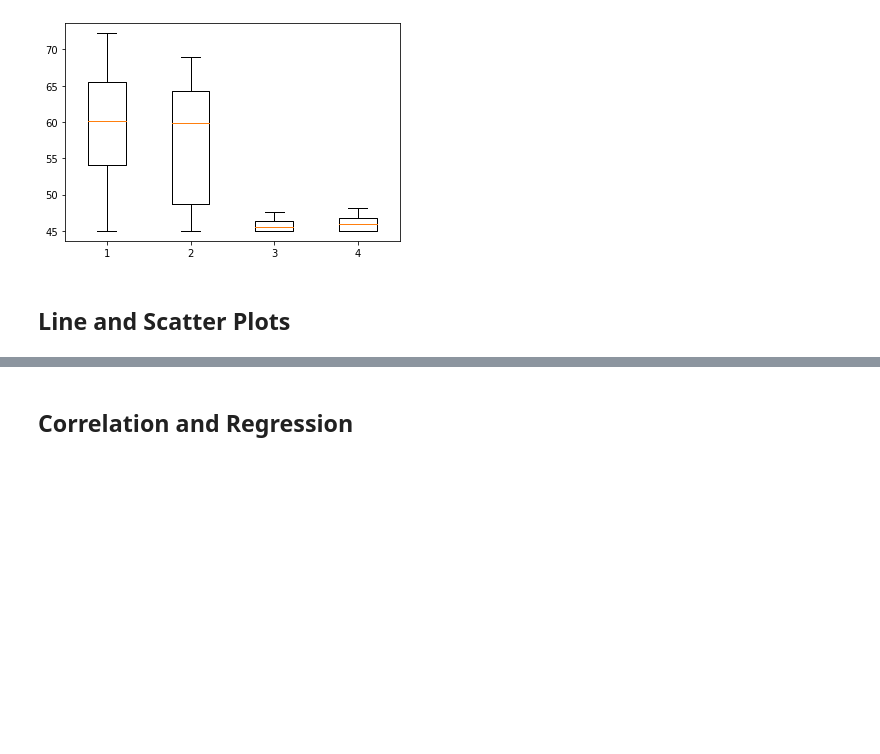
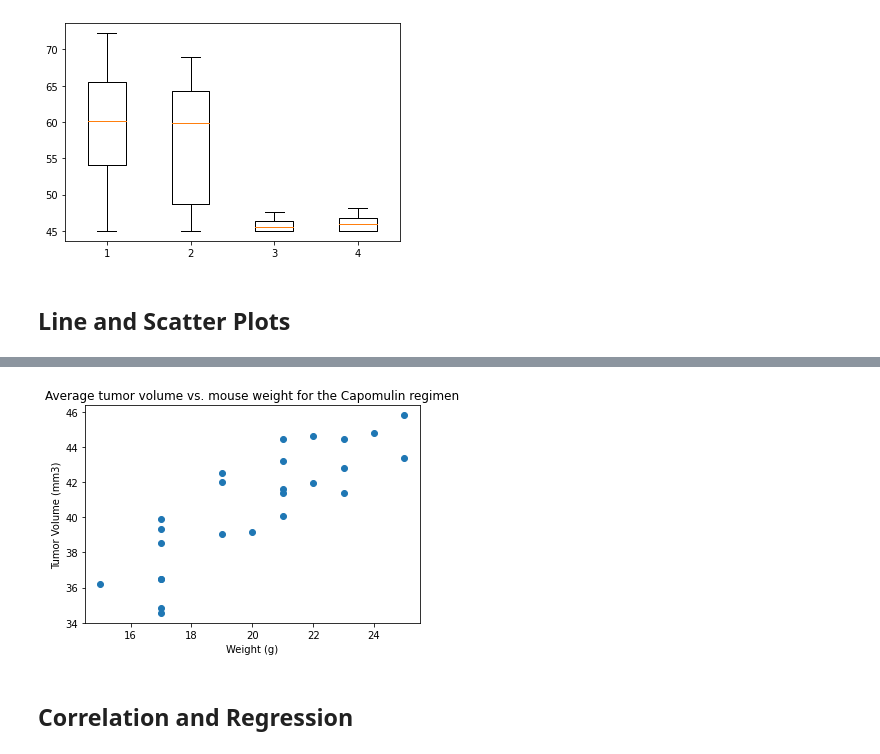
Before and after one commit to andersonmalloryk/Matplotlib-challenge, a Jupyter notebook: pymaceuticals_starter.ipynb, the cells around one changed output, grey strips where cells are left out. Cells and saved outputs as stored; diff of their text form; code cells hidden in the pictures; blank space fills up the shorter version.

```diff
--- a/pymaceuticals_starter.ipynb
+++ b/pymaceuticals_starter.ipynb
@@ -322,0 +349,3 @@ plt.show()
+# %%
+capomulin_results = capomulin_results.groupby(["Mouse ID"]).mean()
+capomulin_results
@@ -323,9 +371,11 @@ plt.show()
 # %%
 # Generate a scatter plot of average tumor volume vs. mouse weight for the Capomulin regimen
-plt.scatter(capomulin_results['Weight (g)'], capomulin_results['Tumor Volume (mm3)'])
+plt.scatter(capomulin_results['Weight (g)'], capomulin_results['Tumor_volume'])
 plt.ylabel("Tumor Volume (mm3)")
 plt.xlabel("Weight (g)")
 plt.title("Average tumor volume vs. mouse weight for the Capomulin regimen")
 plt.show()
+# %% [output]
+[figure, added]
 # %% [markdown]
 ## Correlation and Regression
```
Also changed, not shown: parts of 7 cells of this notebook.
